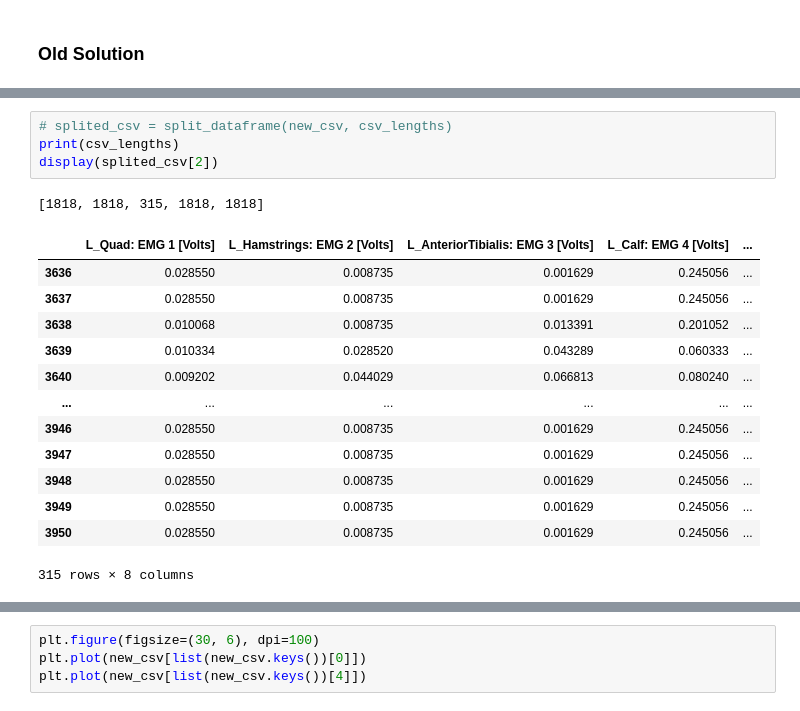
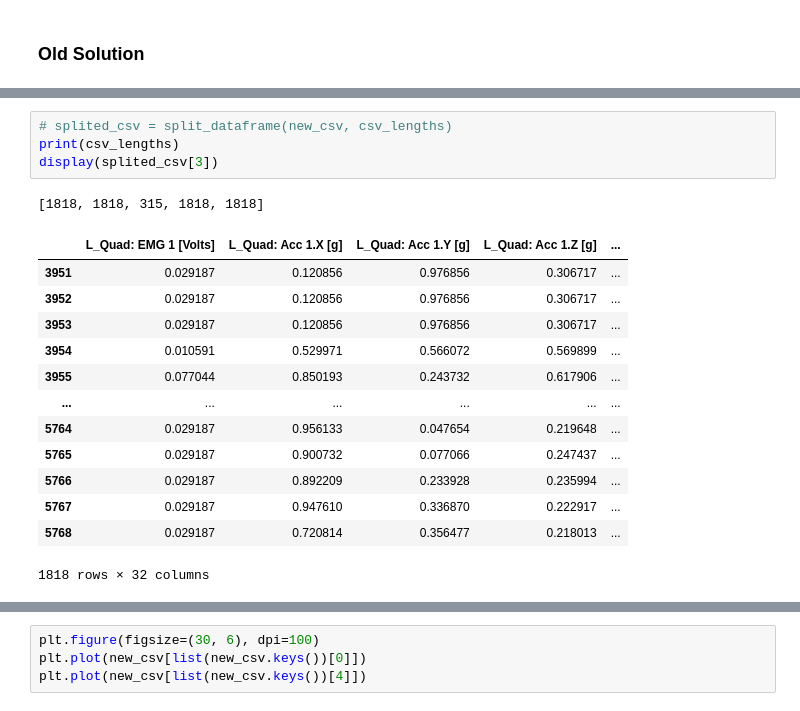
Before and after one commit to DavidN0809/AI-Assisted-Gait-Restoration-for-Disabled-Individuals, a Jupyter notebook: cvs_preprocess.ipynb, the cells around one changed output, grey strips where cells are left out. Saved outputs shown, nothing was run; the diff lists cells and outputs as text.

Commit message:
All columns are fixed now

```diff
--- a/cvs_preprocess.ipynb
+++ b/cvs_preprocess.ipynb
@@ -121,21 +164,21 @@ M:/Datasets/shock_walk/processed/StandStop_2mph.csv
 # %%
 # splited_csv = split_dataframe(new_csv, csv_lengths)
 print(csv_lengths)
-display(splited_csv[2])
+display(splited_csv[3])
 # %% [output]
 [1818, 1818, 315, 1818, 1818]
-|  | L_Quad: EMG 1 [Volts] | L_Hamstrings: EMG 2 [Volts] | L_AnteriorTibialis: EMG 3 [Volts] | L_Calf: EMG 4 [Volts] | ... |
-| 3636 | 0.028550 | 0.008735 | 0.001629 | 0.245056 | ... |
-| 3637 | 0.028550 | 0.008735 | 0.001629 | 0.245056 | ... |
-| 3638 | 0.010068 | 0.008735 | 0.013391 | 0.201052 | ... |
-| 3639 | 0.010334 | 0.028520 | 0.043289 | 0.060333 | ... |
-| 3640 | 0.009202 | 0.044029 | 0.066813 | 0.080240 | ... |
+|  | L_Quad: EMG 1 [Volts] | L_Quad: Acc 1.X [g] | L_Quad: Acc 1.Y [g] | L_Quad: Acc 1.Z [g] | ... |
+| 3951 | 0.029187 | 0.120856 | 0.976856 | 0.306717 | ... |
+| 3952 | 0.029187 | 0.120856 | 0.976856 | 0.306717 | ... |
+| 3953 | 0.029187 | 0.120856 | 0.976856 | 0.306717 | ... |
+| 3954 | 0.010591 | 0.529971 | 0.566072 | 0.569899 | ... |
+| 3955 | 0.077044 | 0.850193 | 0.243732 | 0.617906 | ... |
 | ... | ... | ... | ... | ... | ... |
-| 3946 | 0.028550 | 0.008735 | 0.001629 | 0.245056 | ... |
-| 3947 | 0.028550 | 0.008735 | 0.001629 | 0.245056 | ... |
-| 3948 | 0.028550 | 0.008735 | 0.001629 | 0.245056 | ... |
-| 3949 | 0.028550 | 0.008735 | 0.001629 | 0.245056 | ... |
-| 3950 | 0.028550 | 0.008735 | 0.001629 | 0.245056 | ... |
+| 5764 | 0.029187 | 0.956133 | 0.047654 | 0.219648 | ... |
+| 5765 | 0.029187 | 0.900732 | 0.077066 | 0.247437 | ... |
+| 5766 | 0.029187 | 0.892209 | 0.233928 | 0.235994 | ... |
+| 5767 | 0.029187 | 0.947610 | 0.336870 | 0.222917 | ... |
+| 5768 | 0.029187 | 0.720814 | 0.356477 | 0.218013 | ... |
-315 rows × 8 columns
+1818 rows × 32 columns
 # %%
 plt.figure(figsize=(30, 6), dpi=100)
```
Also changed, not shown: parts of 3 cells of this notebook.
